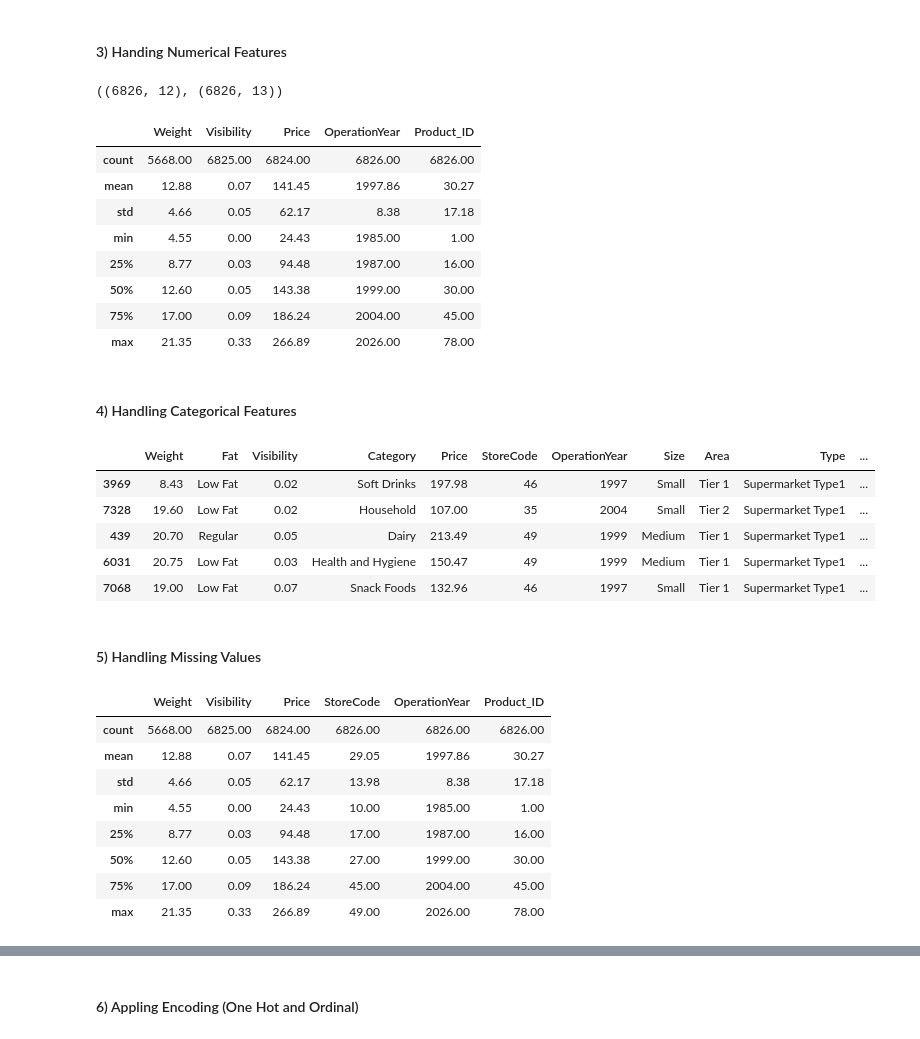
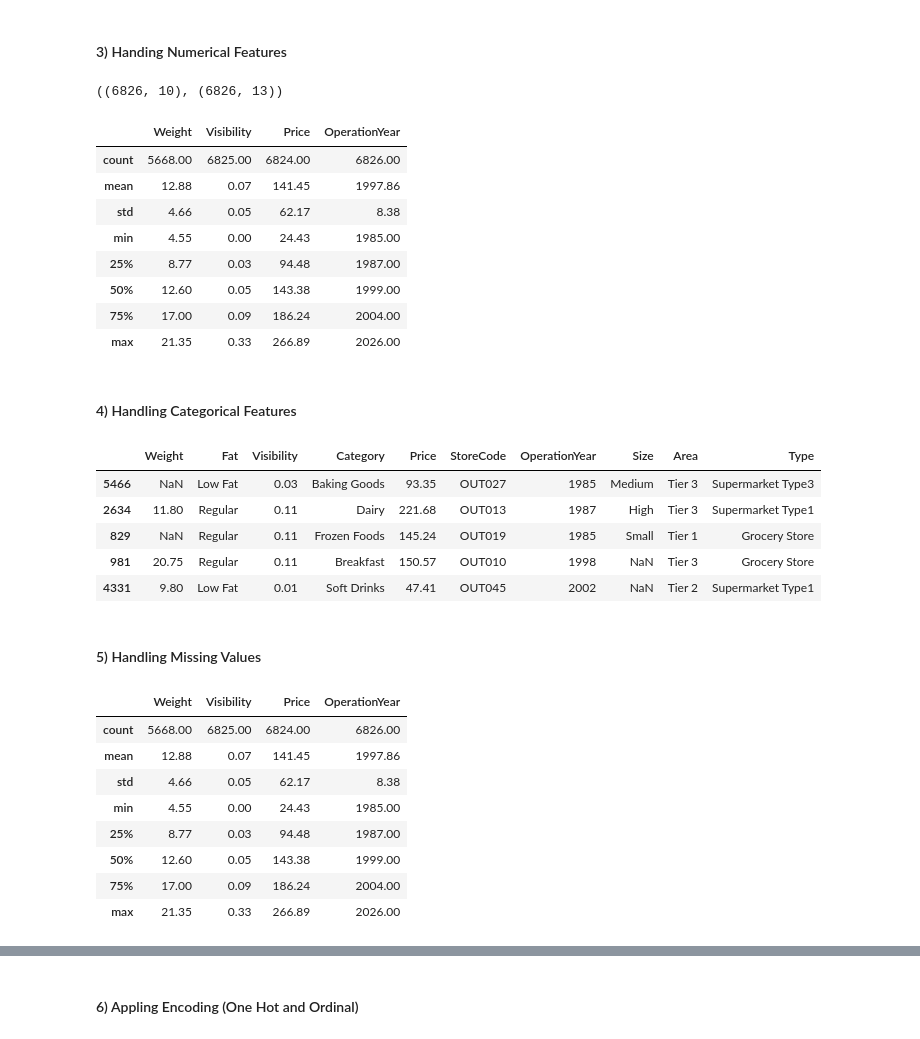
Before and after one commit to simran2104/retail-sales-prediction, a Jupyter notebook: sales_prediction-model.ipynb, the cells around one changed output, grey strips where cells are left out. Saved outputs shown, nothing was run; the diff lists cells and outputs as text; code cells hidden in the pictures.

```diff
--- a/sales_prediction-model.ipynb
+++ b/sales_prediction-model.ipynb
@@ -488,7 +483,7 @@ StoreCode
 from sklearn.preprocessing import FunctionTransformer
 
 trf1 = FunctionTransformer(
-    lambda x: x.drop(columns=["No", "Security"])
+    lambda x: x.drop(columns=["No", "Security", "ID"])
 )
 
 X_train_temp = trf1.fit_transform(X_train)
@@ -506,18 +501,15 @@ Fat combine
 # %% [markdown]
 #### 2.) Segregation of ID column
 # %%
-def split_id(X):
-    X = X.copy()
-    X[["Product_Code", "Product_ID"]] = X["ID"].str.extract(
-        r"^([A-Z]{3})(\d{2})$"
-    )
-    X["Product_ID"] = pd.to_numeric(
-        X["Product_ID"], errors="coerce"
-    )
-    X = X.drop(columns=["ID"])
-    return X
+# def split_id(X):
+#     X = X.copy()
+#     X[["Product_Code", "Product_ID"]] = X["ID"].str.extract(
+#         r"^([A-Z]{3})(\d{2})$"
+#     )
+#     X = X.drop(columns=["ID"])
+#     return X
 
-trf2 = FunctionTransformer(split_id)
+# trf2 = FunctionTransformer(split_id)
 
-X_train_temp = trf2.fit_transform(X_train_temp)
-X_train_temp.sample(5)
+# X_train_temp = trf2.fit_transform(X_train_temp)
+# X_train_temp.sample(5)
@@ -555,58 +540,57 @@ trf3 = FunctionTransformer(
 X_train_temp = trf3.fit_transform(X_train_temp)
 X_train_temp.shape, X_train.shape
 # %% [output]
-((6826, 12), (6826, 13))
+((6826, 10), (6826, 13))
 # %%
 X_train_temp.describe()
 # %% [output]
-|  | Weight | Visibility | Price | OperationYear | Product_ID |
-| count | 5668.00 | 6825.00 | 6824.00 | 6826.00 | 6826.00 |
-| mean | 12.88 | 0.07 | 141.45 | 1997.86 | 30.27 |
-| std | 4.66 | 0.05 | 62.17 | 8.38 | 17.18 |
-| min | 4.55 | 0.00 | 24.43 | 1985.00 | 1.00 |
-| 25% | 8.77 | 0.03 | 94.48 | 1987.00 | 16.00 |
-| 50% | 12.60 | 0.05 | 143.38 | 1999.00 | 30.00 |
-| 75% | 17.00 | 0.09 | 186.24 | 2004.00 | 45.00 |
-| max | 21.35 | 0.33 | 266.89 | 2026.00 | 78.00 |
+|  | Weight | Visibility | Price | OperationYear |
+| count | 5668.00 | 6825.00 | 6824.00 | 6826.00 |
+| mean | 12.88 | 0.07 | 141.45 | 1997.86 |
+| std | 4.66 | 0.05 | 62.17 | 8.38 |
+| min | 4.55 | 0.00 | 24.43 | 1985.00 |
+| 25% | 8.77 | 0.03 | 94.48 | 1987.00 |
+| 50% | 12.60 | 0.05 | 143.38 | 1999.00 |
+| 75% | 17.00 | 0.09 | 186.24 | 2004.00 |
+| max | 21.35 | 0.33 | 266.89 | 2026.00 |
 # %% [markdown]
 #### 4) Handling Categorical Features
 # %%
 trf4 = FunctionTransformer(
     lambda X: X.assign(
         Fat=X["Fat"].replace({
             "low fat": "Low Fat",
             "LF": "Low Fat",
             "reg": "Regular"
         }),
-        StoreCode=X["StoreCode"].astype("string")
-            .str.extract(r"OUT(\d+)", expand=False)
-            .astype("Int64")
+        # StoreCode=X["StoreCode"].astype("string")
+            # .str.extract(r"OUT(\d+)", expand=False)
     )
 )
 
 X_train_temp = trf4.fit_transform(X_train_temp)
 X_train_temp.sample(5)
 # %% [output]
-|  | Weight | Fat | Visibility | Category | Price | StoreCode | OperationYear | Size | Area | Type | ... |
-| 3969 | 8.43 | Low Fat | 0.02 | Soft Drinks | 197.98 | 46 | 1997 | Small | Tier 1 | Supermarket Type1 | ... |
-| 7328 | 19.60 | Low Fat | 0.02 | Household | 107.00 | 35 | 2004 | Small | Tier 2 | Supermarket Type1 | ... |
-| 439 | 20.70 | Regular | 0.05 | Dairy | 213.49 | 49 | 1999 | Medium | Tier 1 | Supermarket Type1 | ... |
-| 6031 | 20.75 | Low Fat | 0.03 | Health and Hygiene | 150.47 | 49 | 1999 | Medium | Tier 1 | Supermarket Type1 | ... |
-| 7068 | 19.00 | Low Fat | 0.07 | Snack Foods | 132.96 | 46 | 1997 | Small | Tier 1 | Supermarket Type1 | ... |
+|  | Weight | Fat | Visibility | Category | Price | StoreCode | OperationYear | Size | Area | Type |
+| 5466 | NaN | Low Fat | 0.03 | Baking Goods | 93.35 | OUT027 | 1985 | Medium | Tier 3 | Supermarket Type3 |
+| 2634 | 11.80 | Regular | 0.11 | Dairy | 221.68 | OUT013 | 1987 | High | Tier 3 | Supermarket Type1 |
+| 829 | NaN | Regular | 0.11 | Frozen Foods | 145.24 | OUT019 | 1985 | Small | Tier 1 | Grocery Store |
+| 981 | 20.75 | Regular | 0.11 | Breakfast | 150.57 | OUT010 | 1998 | NaN | Tier 3 | Grocery Store |
+| 4331 | 9.80 | Low Fat | 0.01 | Soft Drinks | 47.41 | OUT045 | 2002 | NaN | Tier 2 | Supermarket Type1 |
 # %% [markdown]
 #### 5) Handling Missing Values
 # %%
 X_train_temp.describe()
 # %% [output]
-|  | Weight | Visibility | Price | StoreCode | OperationYear | Product_ID |
-| count | 5668.00 | 6825.00 | 6824.00 | 6826.00 | 6826.00 | 6826.00 |
-| mean | 12.88 | 0.07 | 141.45 | 29.05 | 1997.86 | 30.27 |
-| std | 4.66 | 0.05 | 62.17 | 13.98 | 8.38 | 17.18 |
-| min | 4.55 | 0.00 | 24.43 | 10.00 | 1985.00 | 1.00 |
-| 25% | 8.77 | 0.03 | 94.48 | 17.00 | 1987.00 | 16.00 |
-| 50% | 12.60 | 0.05 | 143.38 | 27.00 | 1999.00 | 30.00 |
-| 75% | 17.00 | 0.09 | 186.24 | 45.00 | 2004.00 | 45.00 |
-| max | 21.35 | 0.33 | 266.89 | 49.00 | 2026.00 | 78.00 |
+|  | Weight | Visibility | Price | OperationYear |
+| count | 5668.00 | 6825.00 | 6824.00 | 6826.00 |
+| mean | 12.88 | 0.07 | 141.45 | 1997.86 |
+| std | 4.66 | 0.05 | 62.17 | 8.38 |
+| min | 4.55 | 0.00 | 24.43 | 1985.00 |
+| 25% | 8.77 | 0.03 | 94.48 | 1987.00 |
+| 50% | 12.60 | 0.05 | 143.38 | 1999.00 |
+| 75% | 17.00 | 0.09 | 186.24 | 2004.00 |
+| max | 21.35 | 0.33 | 266.89 | 2026.00 |
 # %%
 from sklearn.compose import ColumnTransformer
 from sklearn.impute import SimpleImputer
```
Also changed, not shown: parts of 21 cells of this notebook.
